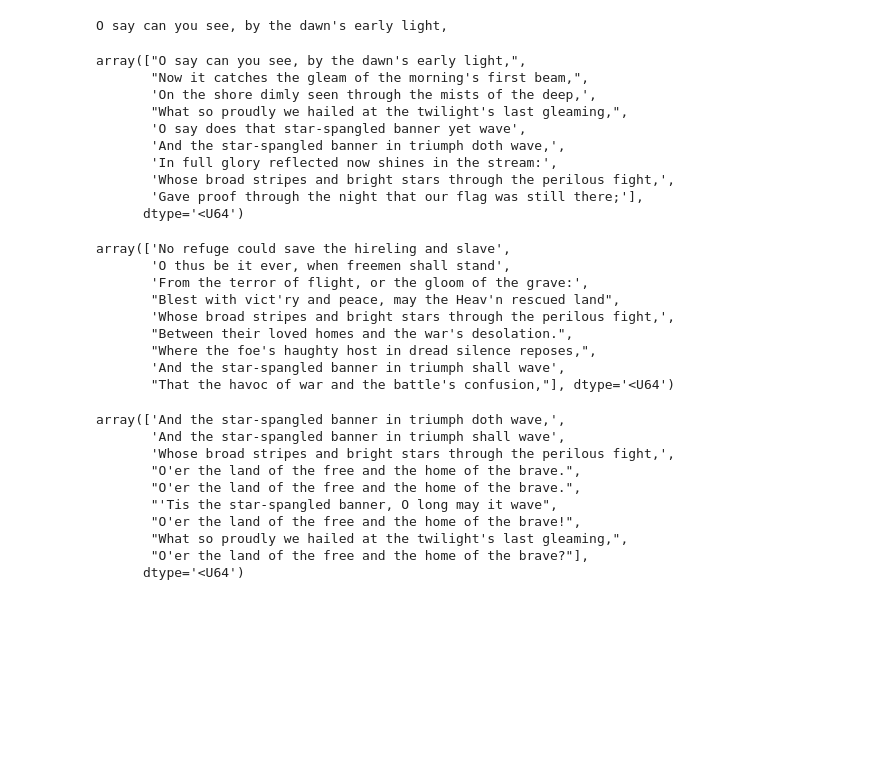
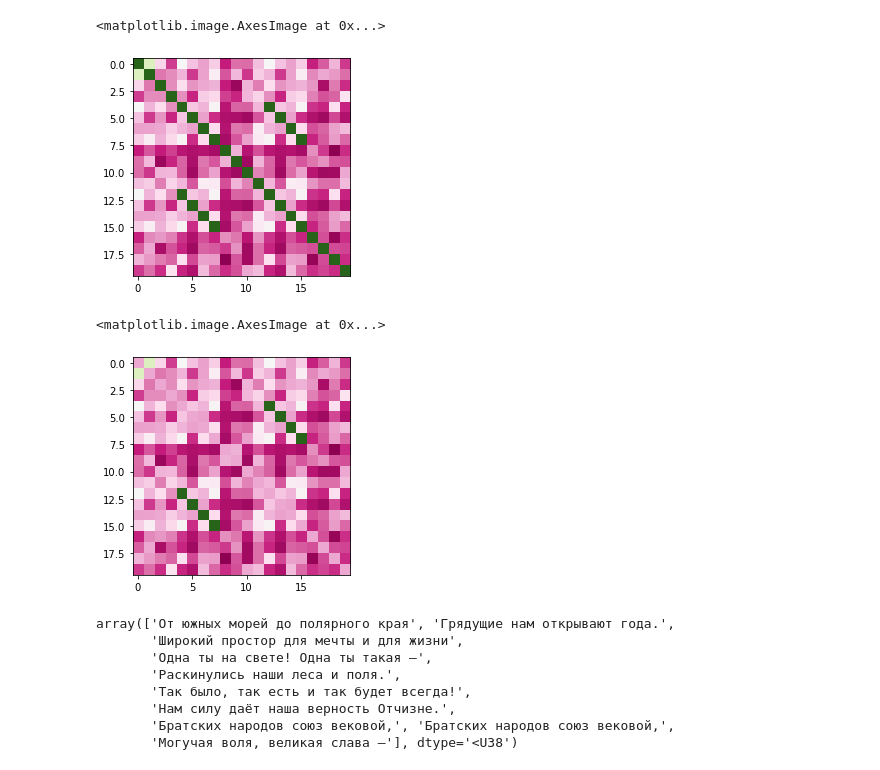
Before and after one commit to kebuhcah/openai-notebooks, a Jupyter notebook: anthem-embeddings.ipynb, the cells around one changed output. Saved outputs shown, nothing was run; the diff lists cells and outputs as text; code cells hidden in the pictures; blank space fills up the shorter version.

Commit message:
analysis of RUS anthem

```diff
--- a/anthem-embeddings.ipynb
+++ b/anthem-embeddings.ipynb
@@ -4,10 +4,18 @@ import matplotlib.pyplot as plt
 import numpy as np
 import os
 import openai
+import pandas as pd
+
+from sklearn.cluster import KMeans
+from sklearn.manifold import TSNE
+
 
 with open('.env') as f:
     openai.api_key = f.read().strip().split('=')[1]
 
 with open('data/USA.txt') as f:
     usa_anthem = [line.strip() for line in f.readlines() if line.strip() != ""]
+
+with open('data/RUS.txt') as f:
+    rus_anthem = [line.strip() for line in f.readlines() if line.strip() != ""]
 # %%
@@ -18,49 +30,31 @@ response = openai.Embedding.create(
 # %%
-usa_array = np.asarray(usa_anthem)
+rus_array = np.asarray(rus_anthem)
 
-embeddings = np.asarray([e.embedding for e in response['data']])
+response = openai.Embedding.create(
+    input=rus_anthem,
+    model="text-embedding-ada-002"
+)
+
+rus_embed = np.asarray([e.embedding for e in response['data']])
-# %%
-print(usa_array[0])
-# %% [output]
-O say can you see, by the dawn's early light,
-# %%
-# most similar lines to first line
-usa_array[(embeddings @ embeddings[0]).argsort()[:-10:-1]]
-# %% [output]
-array(["O say can you see, by the dawn's early light,",
-       "Now it catches the gleam of the morning's first beam,",
-       'On the shore dimly seen through the mists of the deep,',
-       "What so proudly we hailed at the twilight's last gleaming,",
-       'O say does that star-spangled banner yet wave',
-       'And the star-spangled banner in triumph doth wave,',
-       'In full glory reflected now shines in the stream:',
-       'Whose broad stripes and bright stars through the perilous fight,',
-       'Gave proof through the night that our flag was still there;'],
-      dtype='<U64')
-# %%
-# most similar lines to line 19
-usa_array[(embeddings @ embeddings[20]).argsort()[:-10:-1]]
-# %% [output]
-array(['No refuge could save the hireling and slave',
-       'O thus be it ever, when freemen shall stand',
-       'From the terror of flight, or the gloom of the grave:',
-       "Blest with vict'ry and peace, may the Heav'n rescued land",
-       'Whose broad stripes and bright stars through the perilous fight,',
-       "Between their loved homes and the war's desolation.",
-       "Where the foe's haughty host in dread silence reposes,",
-       'And the star-spangled banner in triumph shall wave',
-       "That the havoc of war and the battle's confusion,"], dtype='<U64')
+# %%
+plt.imshow((rus_embed @ rus_embed.T), cmap='PiYG')
+# %% [output]
+<matplotlib.image.AxesImage at 0x...>
+[figure, added]
+# %%
+remove_diag = (rus_embed @ rus_embed.T) - (1 - (rus_embed @ rus_embed.T).mean()) * np.eye(rus_array.shape[0])
+plt.imshow(remove_diag, cmap='PiYG')
+# %% [output]
+<matplotlib.image.AxesImage at 0x...>
+[figure, added]
 # %%
-# most average lines
-usa_array[(embeddings @ embeddings.mean(axis=0)).argsort()[:-10:-1]]
+rus_array[(rus_embed @ rus_embed.mean(axis=0)).argsort()[:10]]
 # %% [output]
-array(['And the star-spangled banner in triumph doth wave,',
-       'And the star-spangled banner in triumph shall wave',
-       'Whose broad stripes and bright stars through the perilous fight,',
-       "O'er the land of the free and the home of the brave.",
-       "O'er the land of the free and the home of the brave.",
-       "'Tis the star-spangled banner, O long may it wave",
-       "O'er the land of the free and the home of the brave!",
-       "What so proudly we hailed at the twilight's last gleaming,",
-       "O'er the land of the free and the home of the brave?"],
-      dtype='<U64')
+array(['От южных морей до полярного края', 'Грядущие нам открывают года.',
+       'Широкий простор для мечты и для жизни',
+       'Одна ты на свете! Одна ты такая –',
+       'Раскинулись наши леса и поля.',
+       'Так было, так есть и так будет всегда!',
+       'Нам силу даёт наша верность Отчизне.',
+       'Братских народов союз вековой,', 'Братских народов союз вековой,',
+       'Могучая воля, великая слава –'], dtype='<U38')
```
Also changed, not shown: parts of 12 cells of this notebook, 1 other file.
